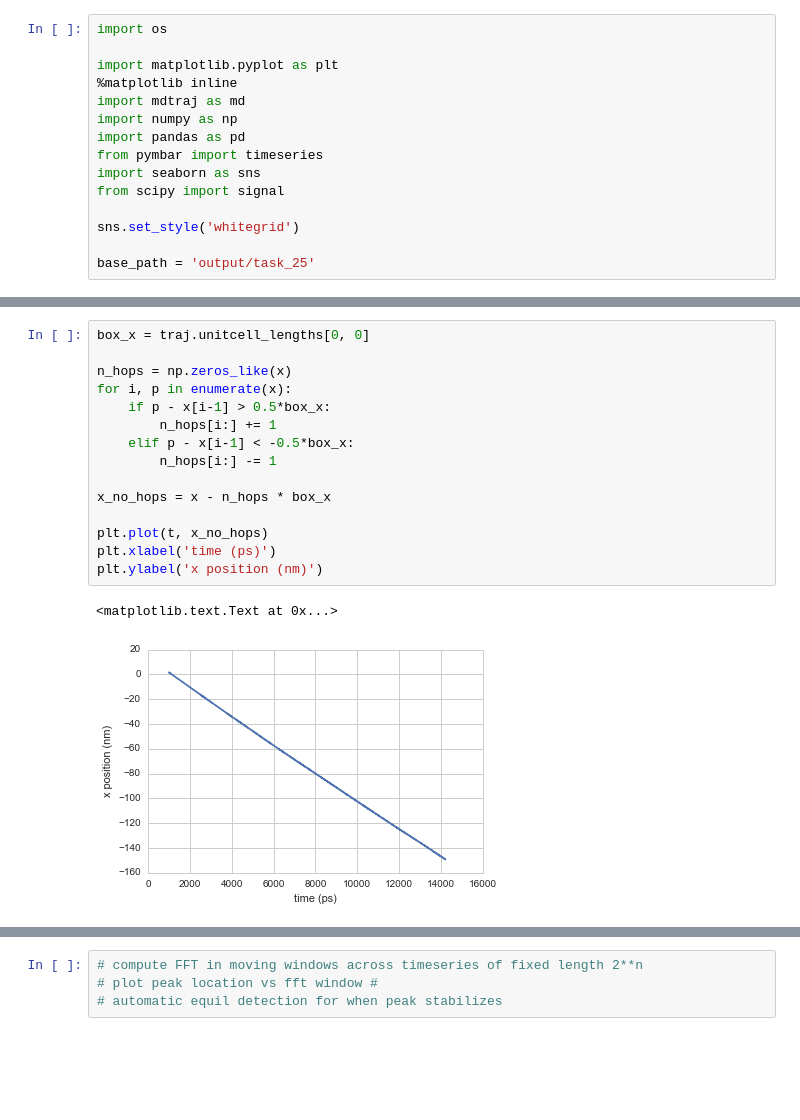
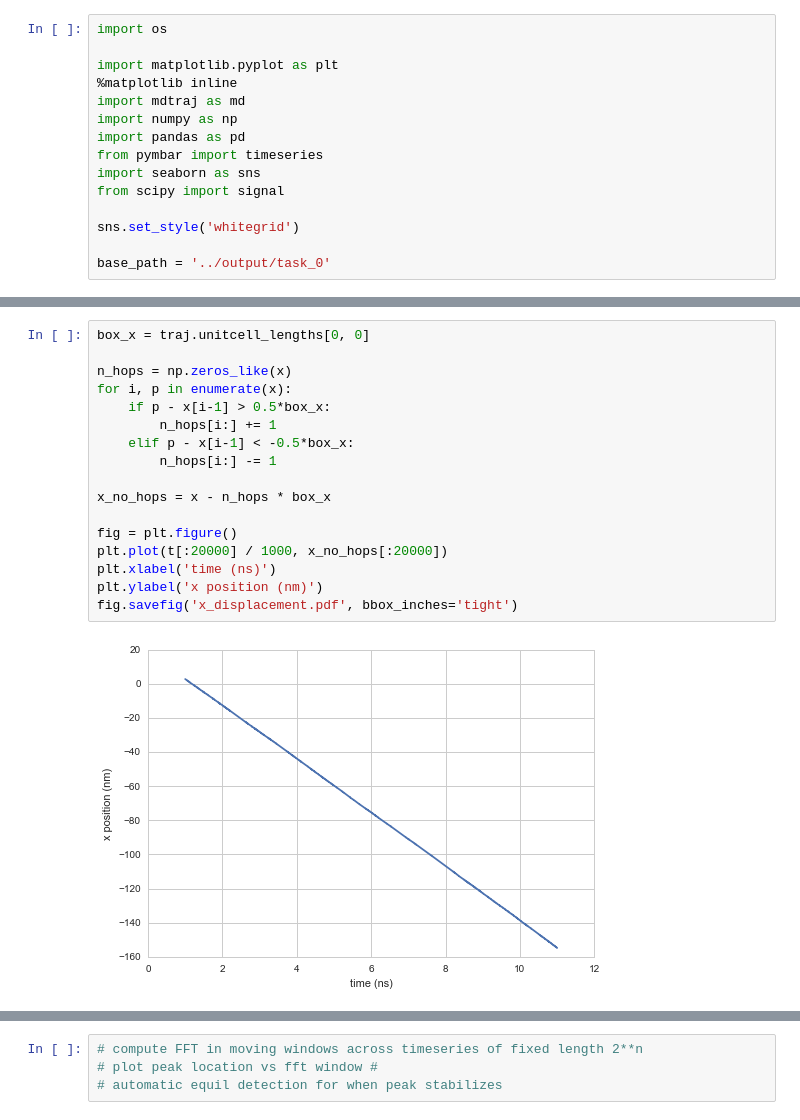
Before and after one commit to ctk3b/mbuild_screening, a Jupyter notebook: analysis/stick-slip.ipynb, the cells around one changed output, grey strips where cells are left out. Drawn from its saved outputs; the diff is of its cells as text; blank space fills up the shorter version.

```diff
--- a/analysis/stick-slip.ipynb
+++ b/analysis/stick-slip.ipynb
@@ -12,7 +12,7 @@ from scipy import signal
 
 sns.set_style('whitegrid')
 
-base_path = 'output/task_25'
+base_path = '../output/task_0'
 # %%
 traj = md.load(os.path.join(base_path, 'shear.xtc'),
                top=os.path.join(base_path, 'nvt.gro'))
@@ -34,21 +42,22 @@ plt.ylabel('x position (nm)')
 # %%
 box_x = traj.unitcell_lengths[0, 0]
 
 n_hops = np.zeros_like(x)
 for i, p in enumerate(x):
     if p - x[i-1] > 0.5*box_x:
         n_hops[i:] += 1
     elif p - x[i-1] < -0.5*box_x:
         n_hops[i:] -= 1
 
 x_no_hops = x - n_hops * box_x
 
-plt.plot(t, x_no_hops)
-plt.xlabel('time (ps)')
+fig = plt.figure()
+plt.plot(t[:20000] / 1000, x_no_hops[:20000])
+plt.xlabel('time (ns)')
 plt.ylabel('x position (nm)')
+fig.savefig('x_displacement.pdf', bbox_inches='tight')
 # %% [output]
-<matplotlib.text.Text at 0x...>
-[figure, old version]
+[figure, new version]
 # %%
 ft = np.fft.rfft(x_no_hops)
 freq = np.fft.rfftfreq(len(x_no_hops), d=dt)
```
Also changed, not shown: parts of 7 cells of this notebook, 1 other file.
